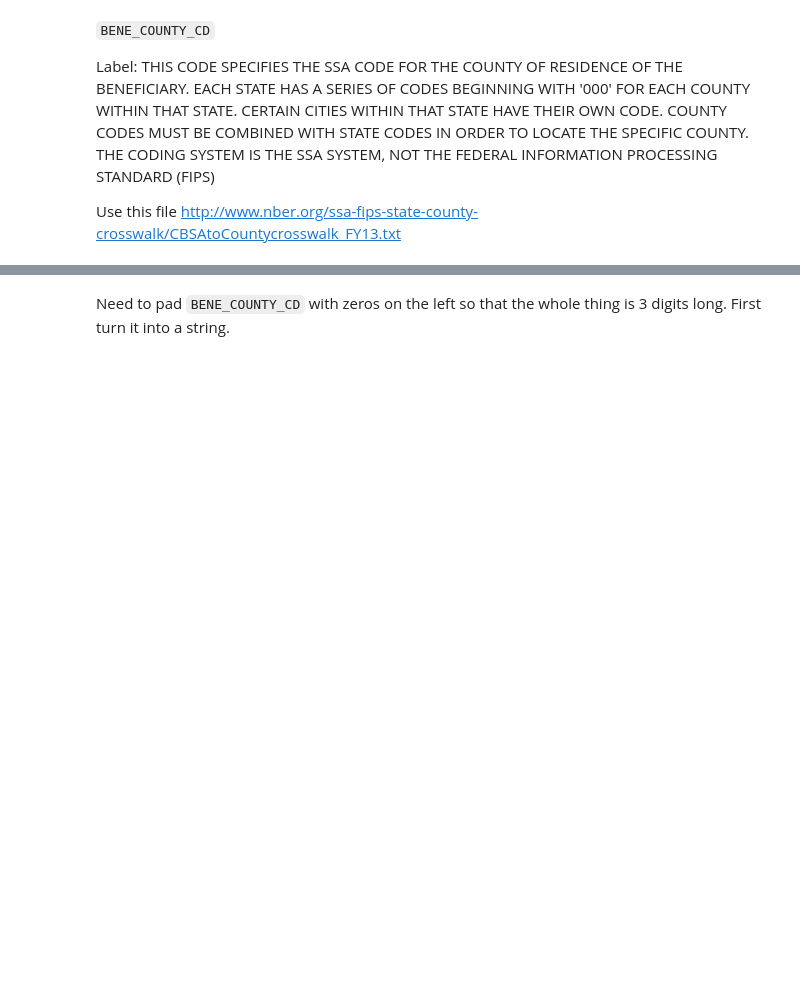
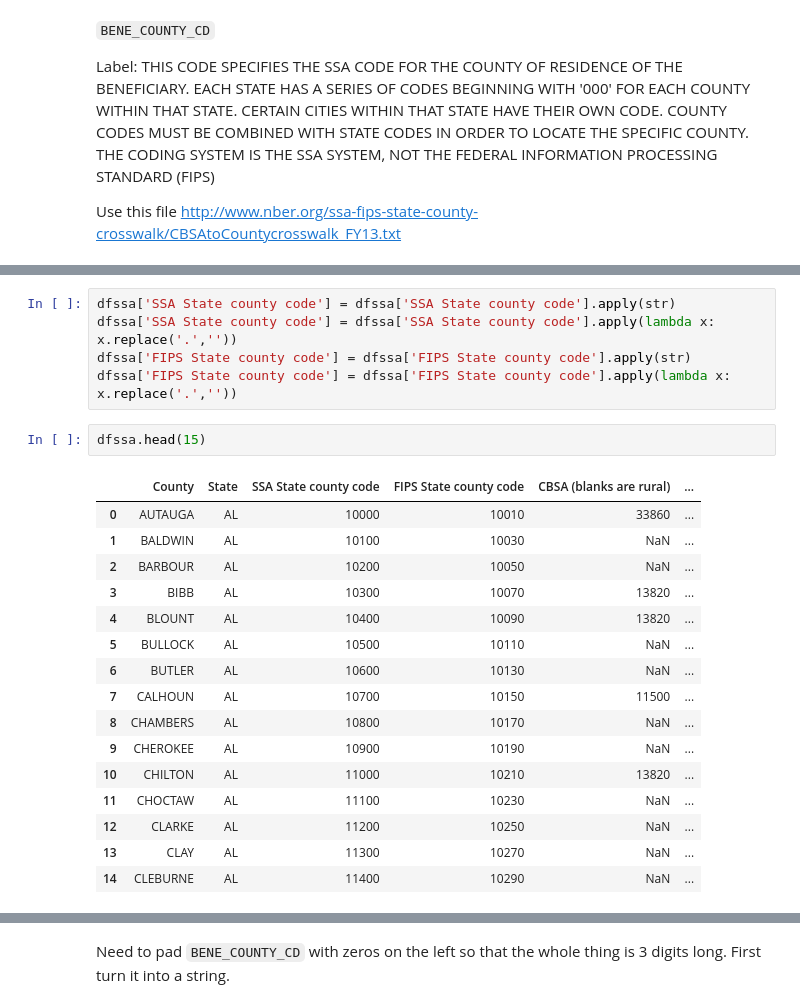
Before and after one commit to doolingdavid/synpuf, a Jupyter notebook: parsing.ipynb, the cells around one changed output, grey strips where cells are left out. Saved outputs shown, nothing was run; the diff lists cells and outputs as text; blank space fills up the shorter version.

```diff
--- a/parsing.ipynb
+++ b/parsing.ipynb
@@ -290,0 +409,24 @@ Name: BENE_COUNTY_CD, dtype: int64
+# %%
+dfssa['SSA State county code'] = dfssa['SSA State county code'].apply(str)
+dfssa['SSA State county code'] = dfssa['SSA State county code'].apply(lambda x: x.replace('.',''))
+dfssa['FIPS State county code'] = dfssa['FIPS State county code'].apply(str)
+dfssa['FIPS State county code'] = dfssa['FIPS State county code'].apply(lambda x: x.replace('.',''))
+# %%
+dfssa.head(15)
+# %% [output]
+|  | County | State | SSA State county code | FIPS State county code | CBSA (blanks are rural) | ... |
+| 0 | AUTAUGA | AL | 10000 | 10010 | 33860 | ... |
+| 1 | BALDWIN | AL | 10100 | 10030 | NaN | ... |
+| 2 | BARBOUR | AL | 10200 | 10050 | NaN | ... |
+| 3 | BIBB | AL | 10300 | 10070 | 13820 | ... |
+| 4 | BLOUNT | AL | 10400 | 10090 | 13820 | ... |
+| 5 | BULLOCK | AL | 10500 | 10110 | NaN | ... |
+| 6 | BUTLER | AL | 10600 | 10130 | NaN | ... |
+| 7 | CALHOUN | AL | 10700 | 10150 | 11500 | ... |
+| 8 | CHAMBERS | AL | 10800 | 10170 | NaN | ... |
+| 9 | CHEROKEE | AL | 10900 | 10190 | NaN | ... |
+| 10 | CHILTON | AL | 11000 | 10210 | 13820 | ... |
+| 11 | CHOCTAW | AL | 11100 | 10230 | NaN | ... |
+| 12 | CLARKE | AL | 11200 | 10250 | NaN | ... |
+| 13 | CLAY | AL | 11300 | 10270 | NaN | ... |
+| 14 | CLEBURNE | AL | 11400 | 10290 | NaN | ... |
```
Also changed, not shown: parts of 15 cells of this notebook.
